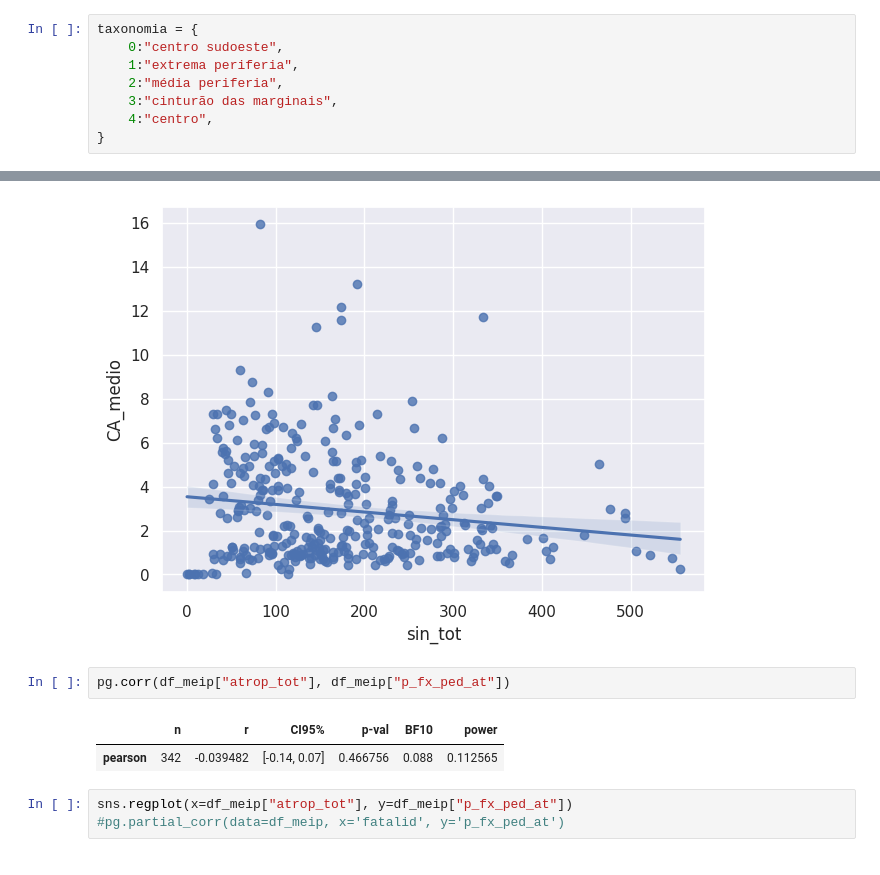
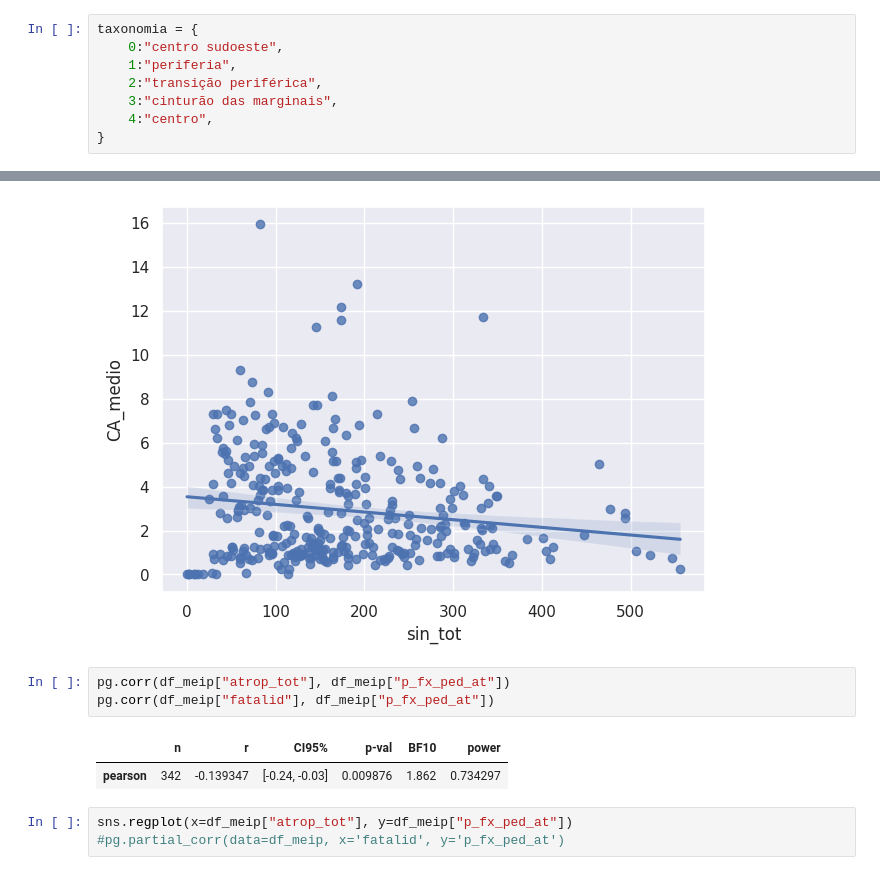
Before and after one commit to AndaSampa/meip-sp, a Jupyter notebook: 02-taxonomia-descritiva-do-modelo.ipynb, the cells around one changed output, grey strips where cells are left out. Saved outputs shown, nothing was run; the diff lists cells and outputs as text.

```diff
--- a/02-taxonomia-descritiva-do-modelo.ipynb
+++ b/02-taxonomia-descritiva-do-modelo.ipynb
@@ -102,8 +102,8 @@ KMeans(n_clusters=5)
 # %%
 taxonomia = {
     0:"centro sudoeste",
-    1:"extrema periferia",
-    2:"média periferia",
+    1:"periferia",
+    2:"transição periférica",
     3:"cinturão das marginais",
     4:"centro",
 }
@@ -166,9 +166,10 @@ sns.regplot(x=df_meip["sin_tot"], y=df_meip["CA_medio"])
 [figure]
 # %%
 pg.corr(df_meip["atrop_tot"], df_meip["p_fx_ped_at"])
+pg.corr(df_meip["fatalid"], df_meip["p_fx_ped_at"])
 # %% [output]
 |  | n | r | CI95% | p-val | BF10 | power |
-| pearson | 342 | -0.039482 | [-0.14, 0.07] | 0.466756 | 0.088 | 0.112565 |
+| pearson | 342 | -0.139347 | [-0.24, -0.03] | 0.009876 | 1.862 | 0.734297 |
 # %%
 sns.regplot(x=df_meip["atrop_tot"], y=df_meip["p_fx_ped_at"])
 #pg.partial_corr(data=df_meip, x='fatalid', y='p_fx_ped_at')
```
Also changed, not shown: parts of 27 cells of this notebook, 3 other files.
